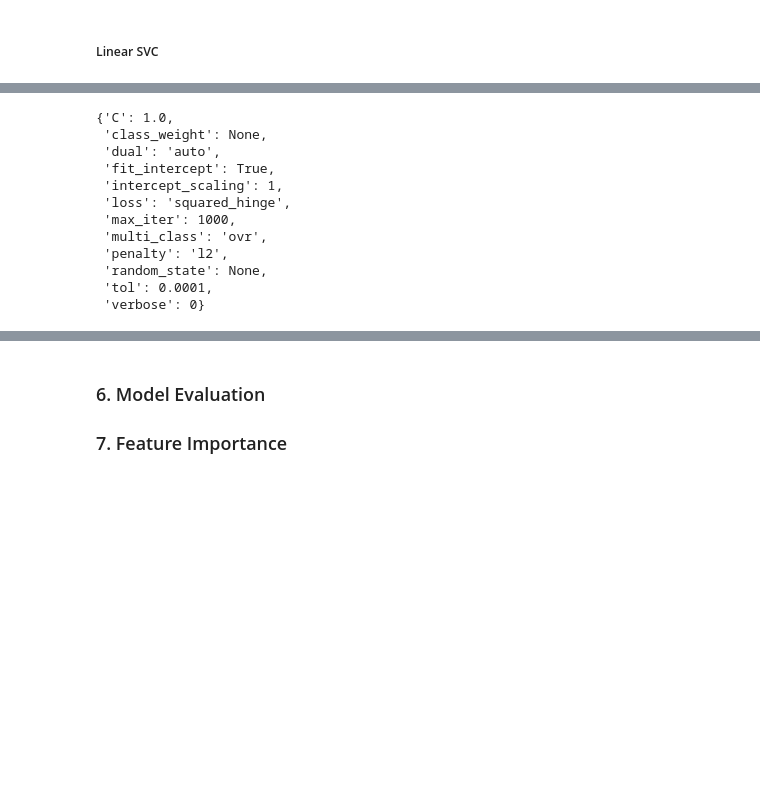
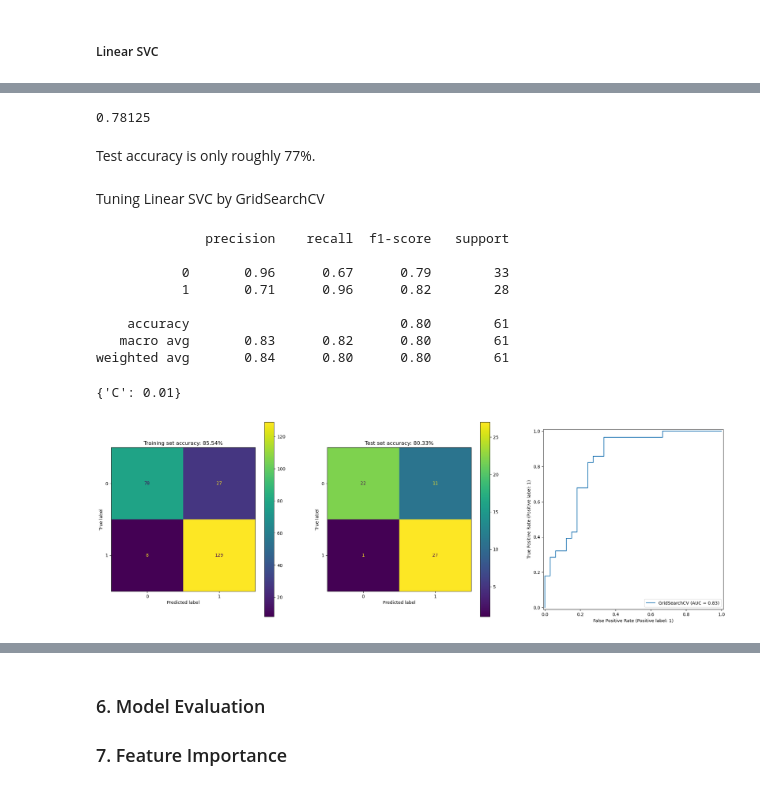
Before and after one commit to Eleanor-git/Hear-Disease-Classification, a Jupyter notebook: heart_disease_classification.ipynb, the cells around one changed output, grey strips where cells are left out. Cells and saved outputs as stored; diff of their text form; code cells hidden in the pictures; blank space fills up the shorter version.

Commit message:
finished linearSVC

```diff
--- a/heart_disease_classification.ipynb
+++ b/heart_disease_classification.ipynb
@@ -308,17 +380,31 @@ lsvc_clf.score(X_test, y_test)
-# %%
-# Checking default hyperparameters
-
-lsvc_clf.get_params()
-# %% [output]
-{'C': 1.0,
- 'class_weight': None,
- 'dual': 'auto',
- 'fit_intercept': True,
- 'intercept_scaling': 1,
- 'loss': 'squared_hinge',
- 'max_iter': 1000,
- 'multi_class': 'ovr',
- 'penalty': 'l2',
- 'random_state': None,
- 'tol': 0.0001,
- 'verbose': 0}
+# %%
+recall_score(y_test, lsvc_clf.predict(X_test))
+precision_score(y_test, lsvc_clf.predict(X_test))
+f1_score(y_test, lsvc_clf.predict(X_test))
+# %% [output]
+0.78125
+# %% [markdown]
+Test accuracy is only roughly 77%.
+# %% [markdown]
+Tuning Linear SVC by GridSearchCV
+# %%
+param_grid = {"C": [0.01, 0.1, 1, 10, 100]}
+
+lsvm_grid_cv = GridSearchCV(LinearSVC(max_iter = 5000),
+                            param_grid,
+                            cv =5)
+lsvm_grid_cv.fit(X_train, y_train)
+
+model_eval(lsvm_grid_cv, X_train, y_train, X_test, y_test)
+lsvm_grid_cv.best_params_
+# %% [output]
+              precision    recall  f1-score   support
+
+           0       0.96      0.67      0.79        33
+           1       0.71      0.96      0.82        28
+
+    accuracy                           0.80        61
+   macro avg       0.83      0.82      0.80        61
+weighted avg       0.84      0.80      0.80        61
+{'C': 0.01}
+[figure, added]
```
Also changed, not shown: parts of 16 cells of this notebook, 1 other file.
